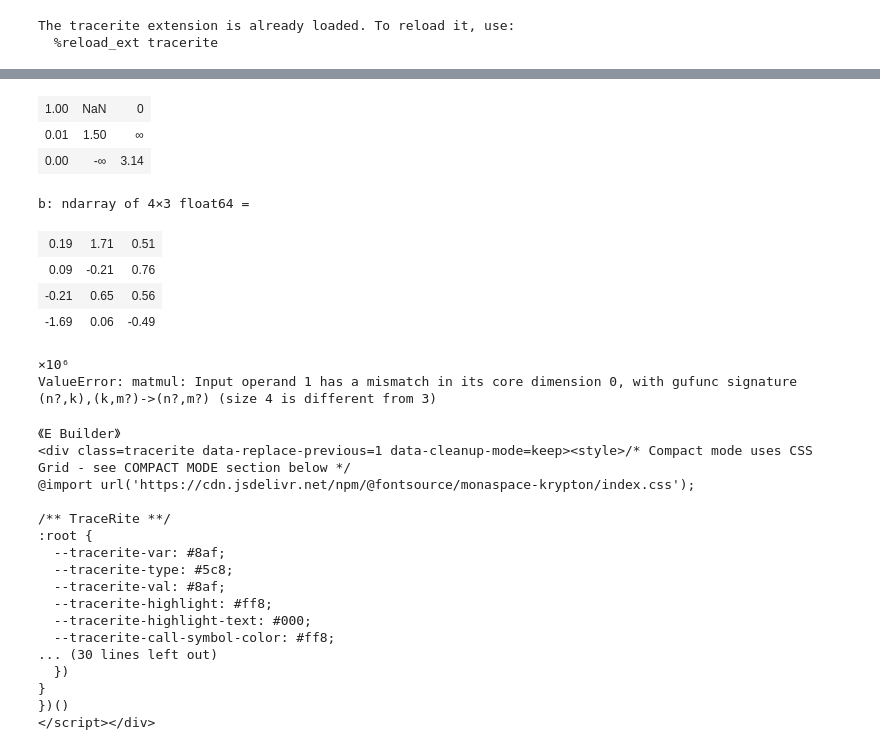
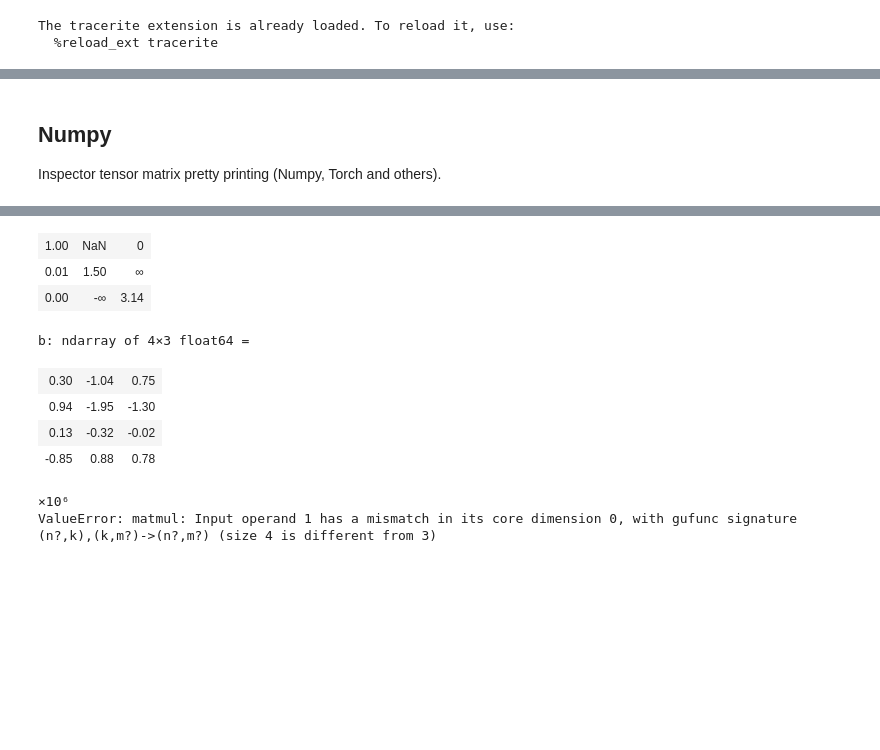
Before and after one commit to sanic-org/tracerite, a Jupyter notebook: demo/Notebook.ipynb, the cells around one changed output, grey strips where cells are left out. Cells and saved outputs as stored; diff of their text form; code cells hidden in the pictures; blank space fills up the shorter version.

Commit message:
Unified Notebook, numpy test for all modes.

```diff
--- a/demo/Demo.ipynb
+++ b/demo/Notebook.ipynb
@@ -10,12 +63,17 @@ The tracerite extension is already loaded. To reload it, use:
+# %% [markdown]
+## Numpy
+
+Inspector tensor matrix pretty printing (Numpy, Torch and others).
 # %%
 import numpy as np
 a = np.diag((1, 1.5, np.pi))
-b = np.random.normal(size=(4, 3)) * 1e6
-a[1,0] = 0.01
-a[2,0] = 1e-6
-a[0,1] = float("NaN")
-a[1,2] = float("inf")
-a[2,1] = float("-inf")
-c = a @ b
+rng = np.random.default_rng(42)
+b = rng.normal(size=(4, 3)) * 1000000.0
+a[1, 0] = 0.01
+a[2, 0] = 1e-06
+a[0, 1] = float('NaN')
+a[1, 2] = float('inf')
+a[2, 1] = float('-inf')
+_ = a @ b
 # %% [output]
 ⚠️ Uncaught ValueError
@@ -24,31 +82,11 @@ c = a @ b
 a: ndarray of 3×3 float64 =
 | 1.00 | NaN | 0 |
 | 0.01 | 1.50 | ∞ |
 | 0.00 | -∞ | 3.14 |
 b: ndarray of 4×3 float64 =
-| 0.19 | 1.71 | 0.51 |
-| 0.09 | -0.21 | 0.76 |
-| -0.21 | 0.65 | 0.56 |
-| -1.69 | 0.06 | -0.49 |
+| 0.30 | -1.04 | 0.75 |
+| 0.94 | -1.95 | -1.30 |
+| 0.13 | -0.32 | -0.02 |
+| -0.85 | 0.88 | 0.78 |
 ×10⁶
 ValueError: matmul: Input operand 1 has a mismatch in its core dimension 0, with gufunc signature (n?,k),(k,m?)->(n?,m?) (size 4 is different from 3)
-# %%
-a = 1 + "b"  # Comment
-# %% [output]
-《E Builder》
-<div class=tracerite data-replace-previous=1 data-cleanup-mode=keep><style>/* Compact mode uses CSS Grid - see COMPACT MODE section below */
-@import url('https://cdn.jsdelivr.net/npm/@fontsource/monaspace-krypton/index.css');
-
-/** TraceRite **/
-:root {
-  --tracerite-var: #8af;
-  --tracerite-type: #5c8;
-  --tracerite-val: #8af;
-  --tracerite-highlight: #ff8;
-  --tracerite-highlight-text: #000;
-  --tracerite-call-symbol-color: #ff8;
-... (30 lines left out)
-  })
-}
-})()
-</script></div>
```
Also changed, not shown: parts of 29 cells of this notebook, 7 other files.
